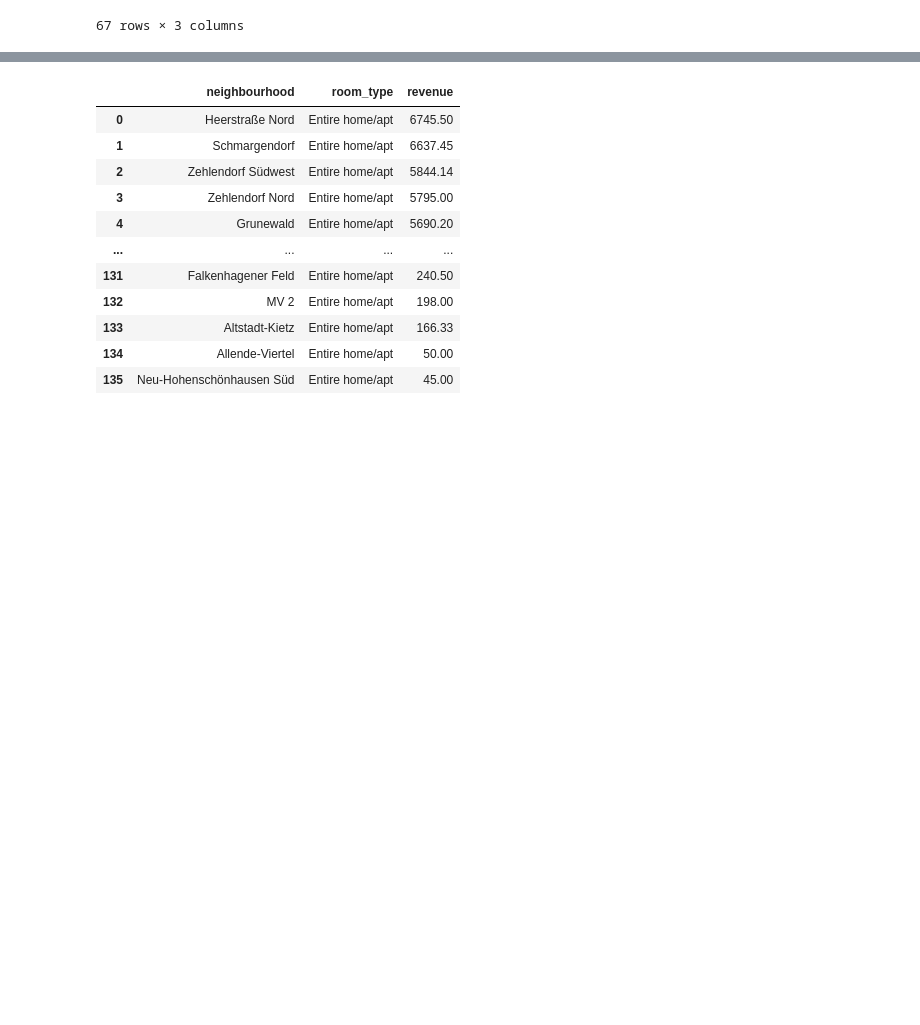
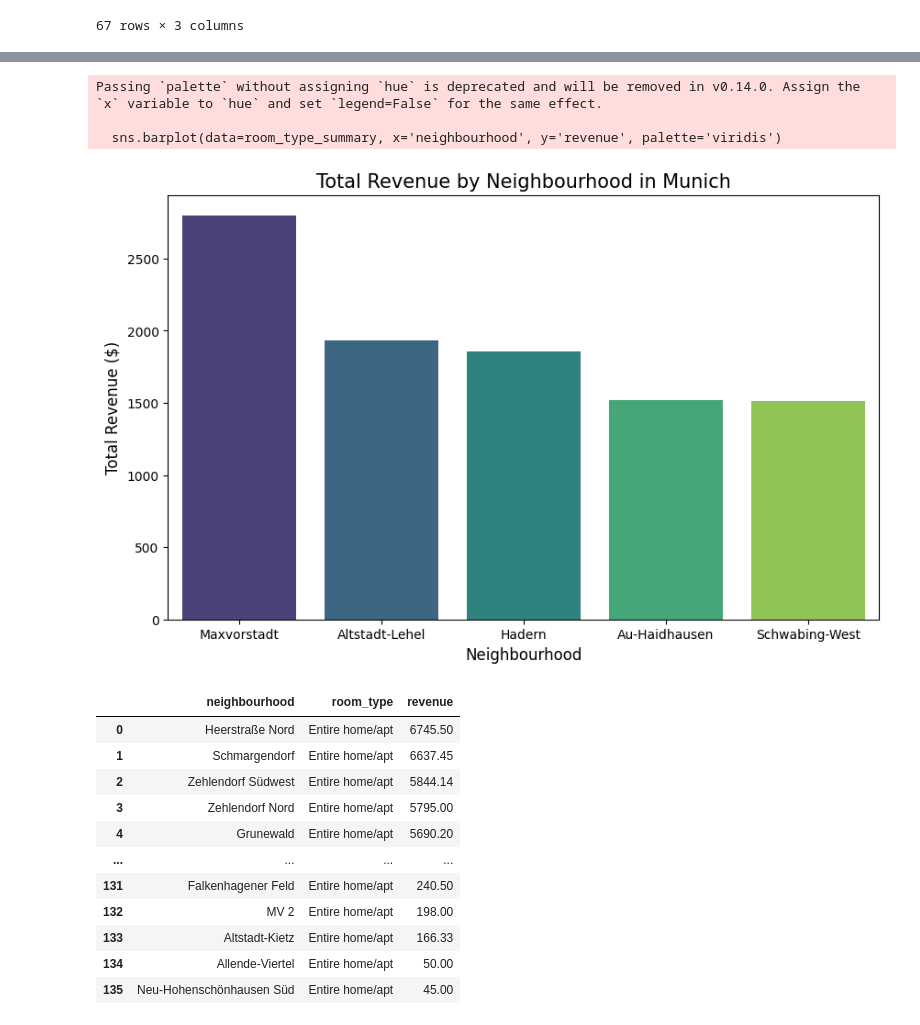
Before and after one commit to enggsalem1981-cmyk/berlin-munich-analysis, a Jupyter notebook: data/sample.ipynb, the cells around one changed output, grey strips where cells are left out. Cells and saved outputs as stored; diff of their text form; code cells hidden in the pictures; blank space fills up the shorter version.

```diff
--- a/data/sample.ipynb
+++ b/data/sample.ipynb
@@ -255,3 +214,21 @@ Passing `palette` without assigning `hue` is deprecated and will be removed in v
+# %%
+room_type_summary = munich_revenue[munich_revenue['room_type']!='Hotel room'].head(5).groupby('neighbourhood', as_index=False)['revenue'].sum()
+
+room_type_summary = room_type_summary.sort_values(by='revenue', ascending=False)
+
+plt.figure(figsize=(10, 6))
+sns.barplot(data=room_type_summary, x='neighbourhood', y='revenue', palette='viridis')
+
+plt.title('Total Revenue by Neighbourhood in Munich', fontsize=15)
+plt.xlabel('Neighbourhood', fontsize=12)
+plt.ylabel('Total Revenue ($)', fontsize=12)
+
+plt.show()
+# %% [output]
+Passing `palette` without assigning `hue` is deprecated and will be removed in v0.14.0. Assign the `x` variable to `hue` and set `legend=False` for the same effect.
+
+  sns.barplot(data=room_type_summary, x='neighbourhood', y='revenue', palette='viridis')
+[figure, added]
 # %%
 df_berlin = df3[
     (df3['city'] == 'Berlin') &
```
Also changed, not shown: parts of 10 cells of this notebook, 1 other file.
